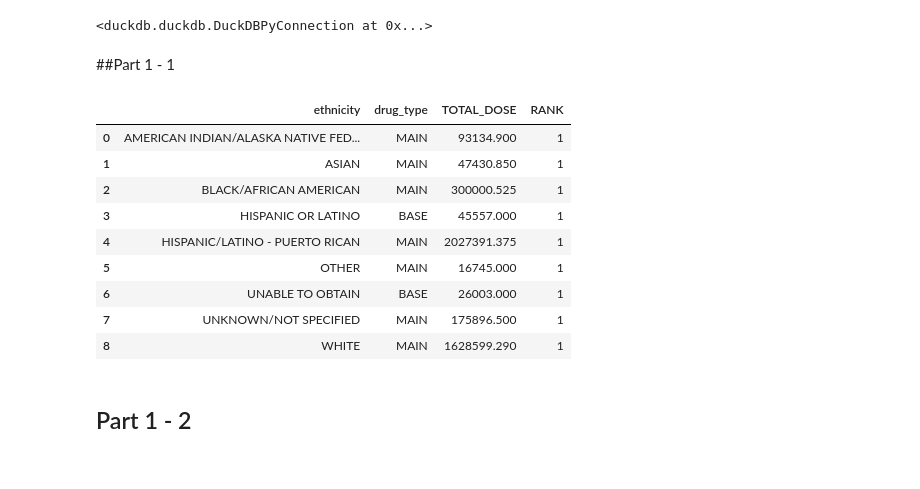
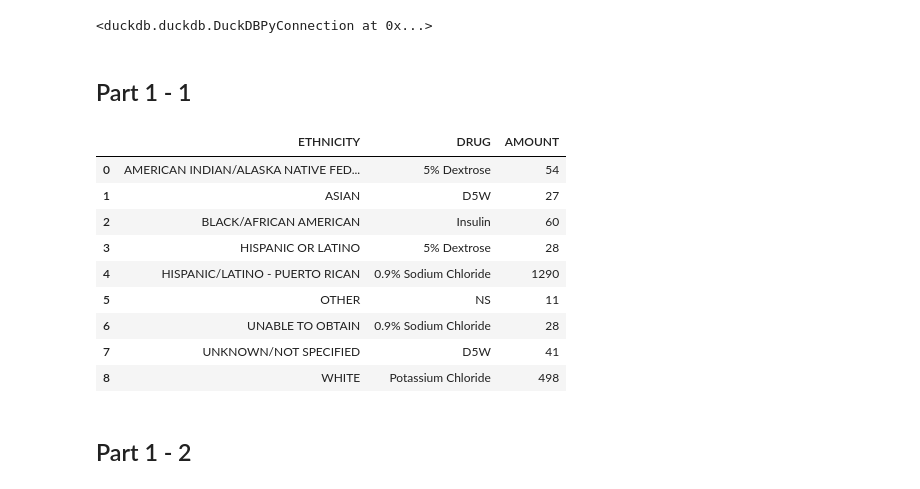
Before and after one commit to sabian147/DE300, a Jupyter notebook: Homework_2/sna3362_HW2.ipynb, the cells around one changed output. Saved outputs shown, nothing was run; the diff lists cells and outputs as text; code cells hidden in the pictures.

```diff
--- a/Homework_2/sna3362_HW2.ipynb
+++ b/Homework_2/sna3362_HW2.ipynb
@@ -28,39 +58,39 @@ conn.execute("""
 # %% [output]
 <duckdb.duckdb.DuckDBPyConnection at 0x...>
 # %% [markdown]
-##Part 1 - 1
+## Part 1 - 1
 # %%
 df_top_drugtype_by_ethnicity = conn.execute("""
+SELECT
+    ETHNICITY AS ETHNICITY,
+    DRUG AS DRUG,
+    AMOUNT
+FROM (
     SELECT
-        ETHNICITY,
-        DRUG_TYPE,
-        SUM(CAST(DOSE_VAL_RX AS DOUBLE)) AS TOTAL_DOSE,
-        RANK() OVER (
-            PARTITION BY ETHNICITY
-            ORDER BY SUM(CAST(DOSE_VAL_RX AS DOUBLE)) DESC
-        ) AS RANK
+        ADMISSIONS.ETHNICITY,
+        PRESCRIPTIONS.DRUG,
+        COUNT(*) AS AMOUNT
     FROM PRESCRIPTIONS
-    JOIN ADMISSIONS
-        ON PRESCRIPTIONS.SUBJECT_ID = ADMISSIONS.SUBJECT_ID
-    WHERE DOSE_VAL_RX ~ '^[0-9.]+$'
-    GROUP BY ETHNICITY, DRUG_TYPE
-    HAVING TOTAL_DOSE IS NOT NULL
-    QUALIFY RANK = 1
-    ORDER BY ETHNICITY;
+    JOIN ADMISSIONS ON PRESCRIPTIONS.SUBJECT_ID = ADMISSIONS.SUBJECT_ID
+    WHERE DOSE_VAL_RX ~ '^[0-9]+(\\.[0-9]+)?$'
+    GROUP BY ADMISSIONS.ETHNICITY, PRESCRIPTIONS.DRUG
+) AS counts
+QUALIFY AMOUNT = MAX(AMOUNT) OVER (PARTITION BY ETHNICITY)
+ORDER BY ETHNICITY;
 """).fetchdf()
 
 df_top_drugtype_by_ethnicity
 # %% [output]
-|  | ethnicity | drug_type | TOTAL_DOSE | RANK |
-| 0 | AMERICAN INDIAN/ALASKA NATIVE FED... | MAIN | 93134.900 | 1 |
-| 1 | ASIAN | MAIN | 47430.850 | 1 |
-| 2 | BLACK/AFRICAN AMERICAN | MAIN | 300000.525 | 1 |
-| 3 | HISPANIC OR LATINO | BASE | 45557.000 | 1 |
-| 4 | HISPANIC/LATINO - PUERTO RICAN | MAIN | 2027391.375 | 1 |
-| 5 | OTHER | MAIN | 16745.000 | 1 |
-| 6 | UNABLE TO OBTAIN | BASE | 26003.000 | 1 |
-| 7 | UNKNOWN/NOT SPECIFIED | MAIN | 175896.500 | 1 |
-| 8 | WHITE | MAIN | 1628599.290 | 1 |
+|  | ETHNICITY | DRUG | AMOUNT |
+| 0 | AMERICAN INDIAN/ALASKA NATIVE FED... | 5% Dextrose | 54 |
+| 1 | ASIAN | D5W | 27 |
+| 2 | BLACK/AFRICAN AMERICAN | Insulin | 60 |
+| 3 | HISPANIC OR LATINO | 5% Dextrose | 28 |
+| 4 | HISPANIC/LATINO - PUERTO RICAN | 0.9% Sodium Chloride | 1290 |
+| 5 | OTHER | NS | 11 |
+| 6 | UNABLE TO OBTAIN | 0.9% Sodium Chloride | 28 |
+| 7 | UNKNOWN/NOT SPECIFIED | D5W | 41 |
+| 8 | WHITE | Potassium Chloride | 498 |
 # %% [markdown]
 ## Part 1 - 2
 # %%
```
Also changed, not shown: parts of 35 cells of this notebook, 3 other files.
